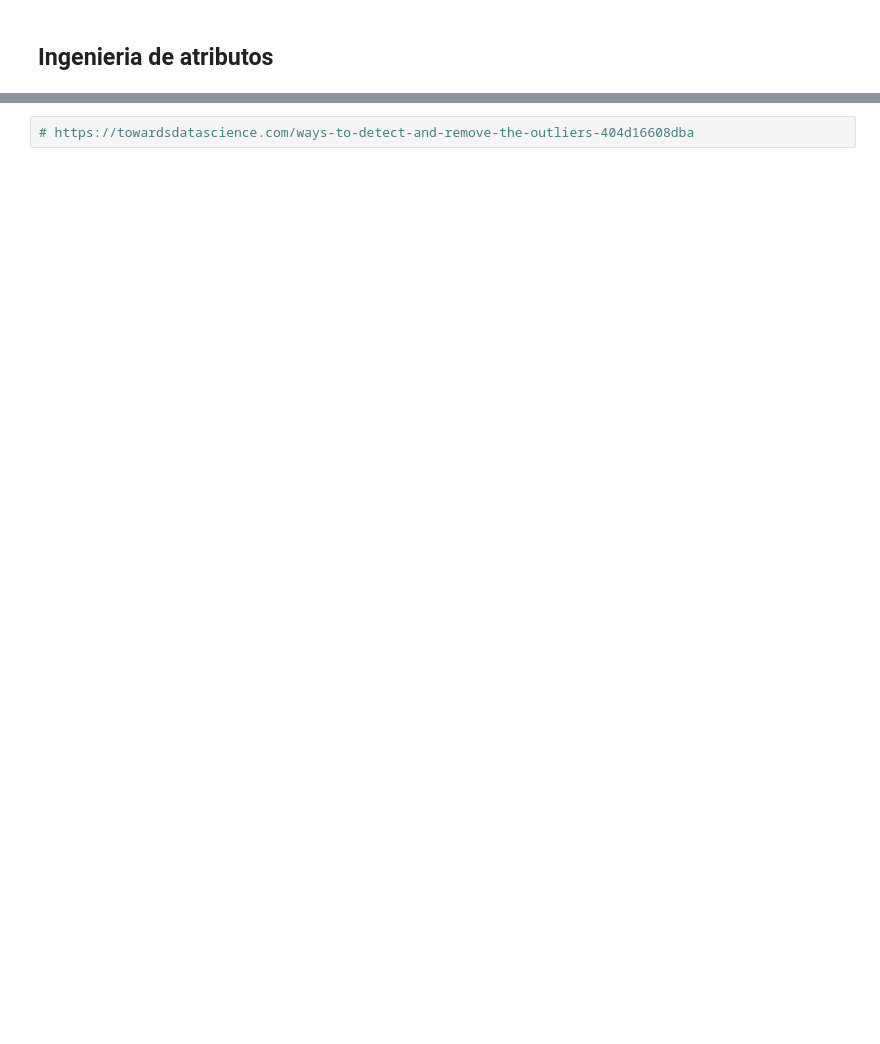
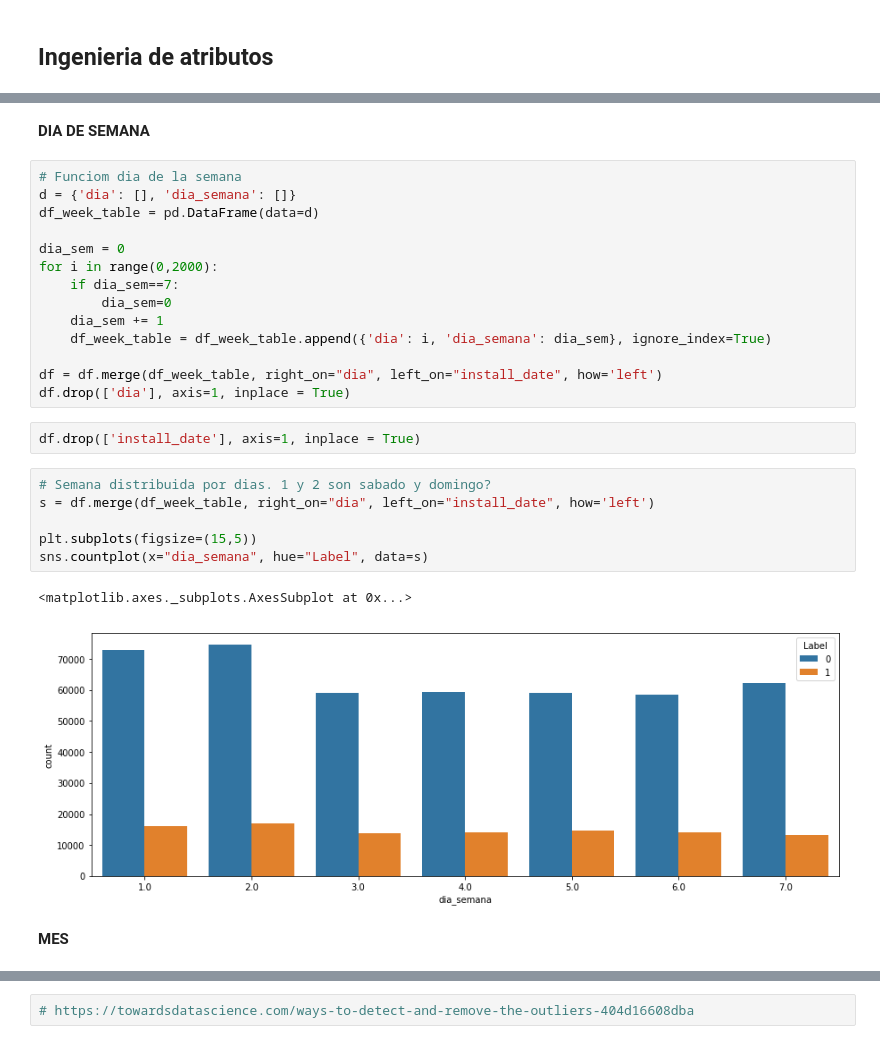
Before and after one commit to francomatiasferrari/md_MIM, a Jupyter notebook: model/model_FF.ipynb, the cells around one changed output, grey strips where cells are left out. Cells and saved outputs as stored; diff of their text form; blank space fills up the shorter version.

```diff
--- a/model/model_FF.ipynb
+++ b/model/model_FF.ipynb
@@ -170,0 +314,29 @@ result_trainGrid = md.tunner_grid(model, params, X_train, y_train, n_folds)
+# %% [markdown]
+<b>DIA DE SEMANA</b>
+# %%
+# Funciom dia de la semana
+d = {'dia': [], 'dia_semana': []}
+df_week_table = pd.DataFrame(data=d)
+
+dia_sem = 0
+for i in range(0,2000):
+    if dia_sem==7:
+        dia_sem=0
+    dia_sem += 1
+    df_week_table = df_week_table.append({'dia': i, 'dia_semana': dia_sem}, ignore_index=True)
+
+df = df.merge(df_week_table, right_on="dia", left_on="install_date", how='left')
+df.drop(['dia'], axis=1, inplace = True)
+# %%
+df.drop(['install_date'], axis=1, inplace = True)
+# %%
+# Semana distribuida por dias. 1 y 2 son sabado y domingo?
+s = df.merge(df_week_table, right_on="dia", left_on="install_date", how='left')
+
+plt.subplots(figsize=(15,5))
+sns.countplot(x="dia_semana", hue="Label", data=s)
+# %% [output]
+<matplotlib.axes._subplots.AxesSubplot at 0x...>
+[figure, added]
+# %% [markdown]
+<b>MES</b>
```
Also changed, not shown: parts of 55 cells of this notebook, 3 other files.
